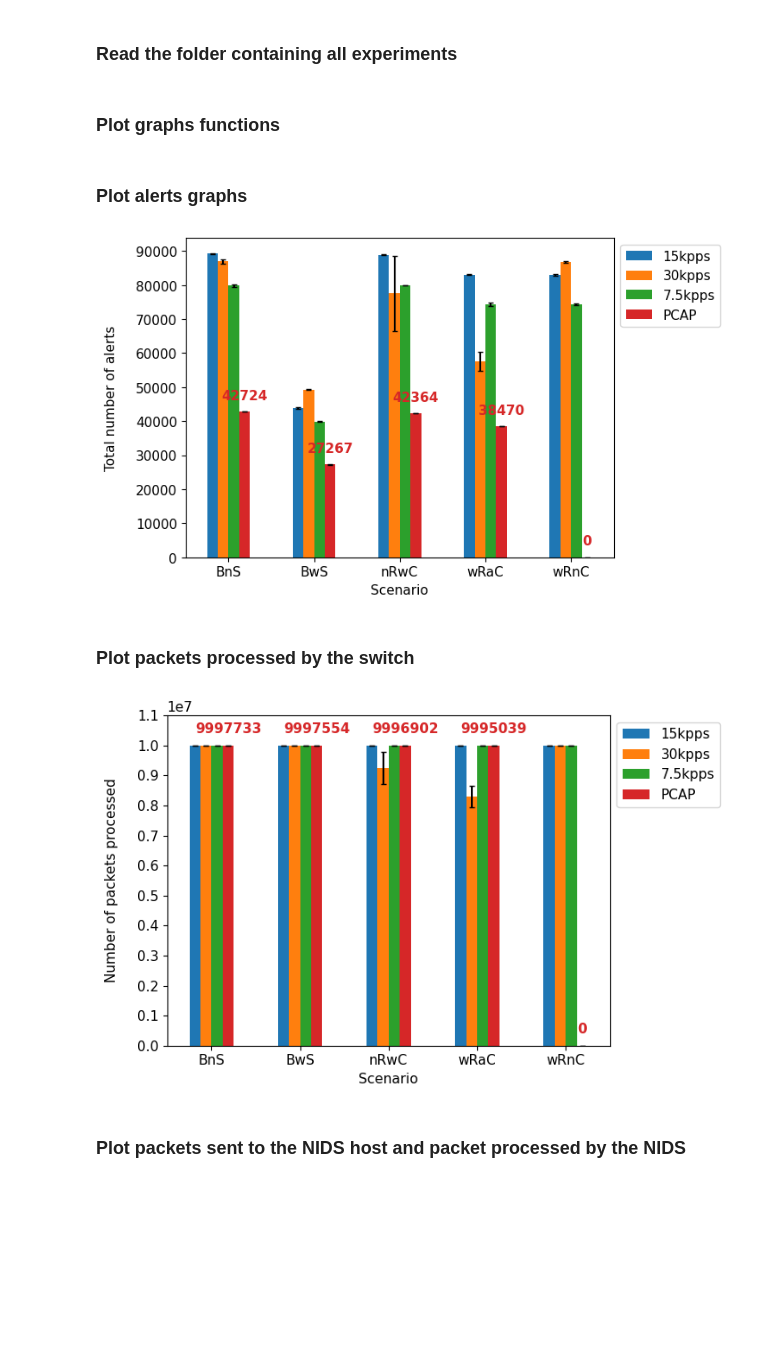
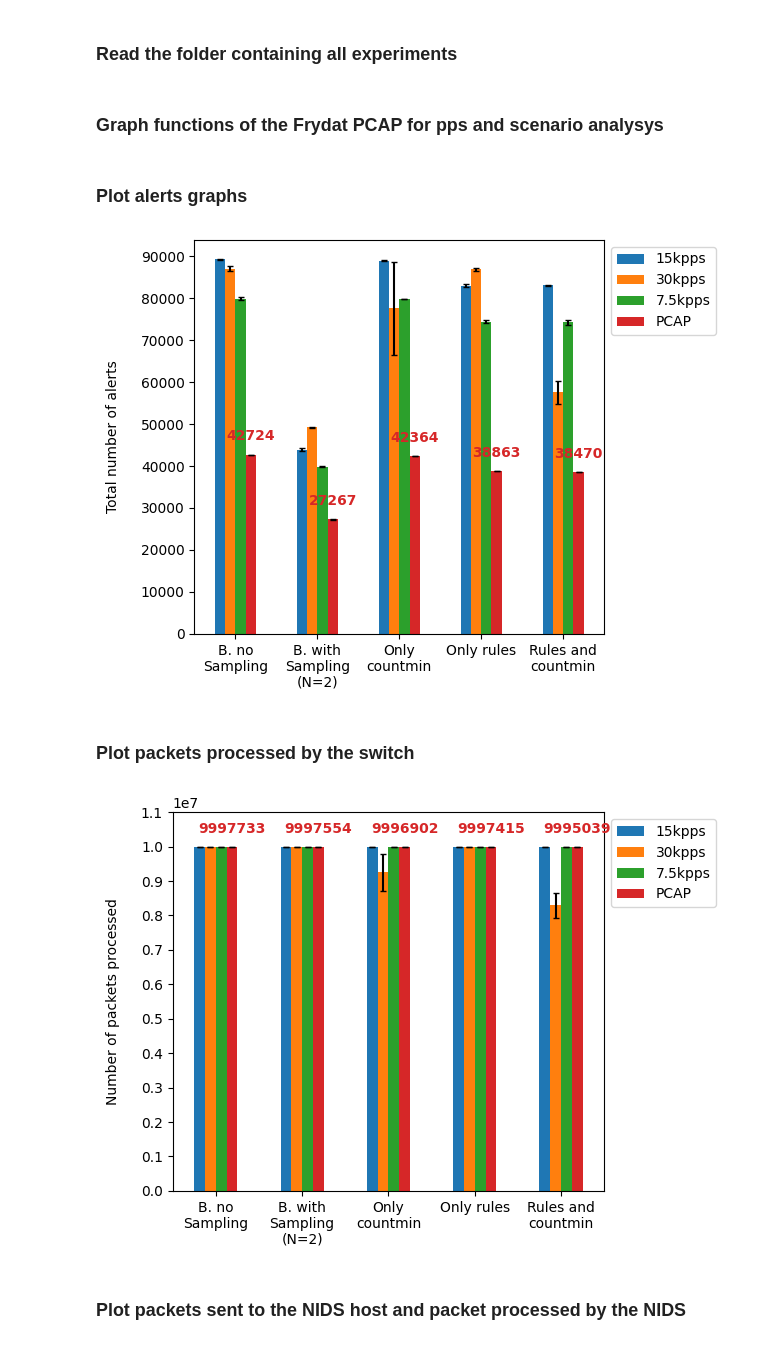
Before and after one commit to HenriqueBBrum/Network-Wide-Rule-Orchestrator, a Jupyter notebook: testing/countmin_and_pps_evaluation/countmin_and_pps_evaluation.ipynb, the cells around one changed output. Drawn from its saved outputs; the diff is of its cells as text; code cells hidden in the pictures; blank space fills up the shorter version.

Commit message:
Generated pps analysys graphs

```diff
--- a/testing/countmin_and_pps_evaluation/countmin_and_pps_evaluation.ipynb
+++ b/testing/countmin_and_pps_evaluation/countmin_and_pps_evaluation.ipynb
@@ -83,14 +83,15 @@ for pps_folder in os.listdir(results_folder):
             data.append([pps_folder, scenario, experiment_round, packets_cloned, packets_processed, packets_received_Snort, alerts])
 
 df = pd.DataFrame(data, columns=["pps","scenario","round","packets cloned","packets processed","packets received by snort","alerts"])
-# %% [markdown]
-### Plot graphs functions
+# %% [markdown]
+### Graph functions of the Frydat PCAP for pps and scenario analysys
 # %%
-font = {'size'   : 11}
+font = {'size'   : 10}
 plt.rc('font', **font)
 
 # Add a label on top of each bar plot
 def add_value_labels(ax, decimal_format=0, spacing=8, y_spacing=0, color='red'):
+    # 0 5 12
     for rect in ax.patches[15:]:
         # Get X and Y placement of label from rect.
         y_value = rect.get_height()
@@ -112,17 +113,19 @@ def add_value_labels(ax, decimal_format=0, spacing=8, y_spacing=0, color='red'):
             )
 
 def plot_bar_graphs(df, metric, ylabel, yticks_distance, ymargin=0):
-    groupped_df = df[["pps", "scenario", "round", metric]].groupby(["pps", "scenario"], as_index=False).agg({metric:['mean','std']})
+    friday_pcap = df[(df["round"].str.contains("Friday"))]
+    groupped_df = friday_pcap[["pps", "scenario", "round", metric]].groupby(["pps", "scenario"], as_index=False).agg({metric:['mean','std']})
     groupped_df.columns = groupped_df.columns.map(lambda x: x[0] if x[1] == "" else x[1])
+
     new_df = groupped_df.pivot(index = "scenario", columns="pps", values="mean").fillna(0)
     new_df.rename(columns={'PCAP_timeline':'PCAP'}, inplace=True)
+    new_df = new_df.iloc[np.r_[0:len(new_df) - 2, -1, -2]]
     error = groupped_df.pivot(index = "scenario", columns="pps", values="std").fillna(0)
     error.rename(columns={'PCAP_timeline':'PCAP'}, inplace=True)
+    error = error.iloc[np.r_[0:len(new_df) - 2, -1, -2]]
 
-    new_df.index.name = "Scenario"
-    # labels = new_df.index.values
     # labels = ['\n'.join(wrap(l.replace("_", " "),12)) for l in labels ]
-    labels = ["BnS", "BwS", "nRwC", "wRaC", "wRnC"]
+    labels = ["B. no\nSampling", "B. with\nSampling\n(N=2)", "Only\ncountmin", "Only rules", "Rules and\ncountmin"]
 
     ax = new_df.plot(kind='bar', yerr=error, error_kw=dict(capsize=2), rot=0)
     add_value_labels(ax)
@@ -130,23 +133,22 @@ def plot_bar_graphs(df, metric, ylabel, yticks_distance, ymargin=0):
     plt.xticks([0,1,2,3,4], labels)
     ax.yaxis.set_major_locator(ticker.MultipleLocator(yticks_distance))
     plt.ylabel(ylabel, labelpad=15)
+    plt.xlabel(xlabel=None)
     plt.legend(bbox_to_anchor=(1, 1))
-    plt.show()
+    plt.tight_layout()
+    plt.savefig("pps_graphs/"+metric+".png")
 # %% [markdown]
 ### Plot alerts graphs
 # %%
 plot_bar_graphs(df, "alerts", "Total number of alerts", 10000, 0.05)
 # %% [output]
-[figure, old version]
+[figure, new version]
 # %% [markdown]
 ### Plot packets processed by the switch
 # %%
-metric = "packets processed"
-ylabel = "Number of packets processed"
-
-plot_bar_graphs(df, metric, ylabel, 1000000, 0.1)
+plot_bar_graphs(df, "packets processed", "Number of packets processed", 1000000, 0.1)
 # %% [output]
-[figure, old version]
+[figure, new version]
 # %% [markdown]
 ### Plot packets sent to the NIDS host and packet processed by the NIDS
 # %%
```
Also changed, not shown: parts of 1 cell of this notebook, 4 other files.
